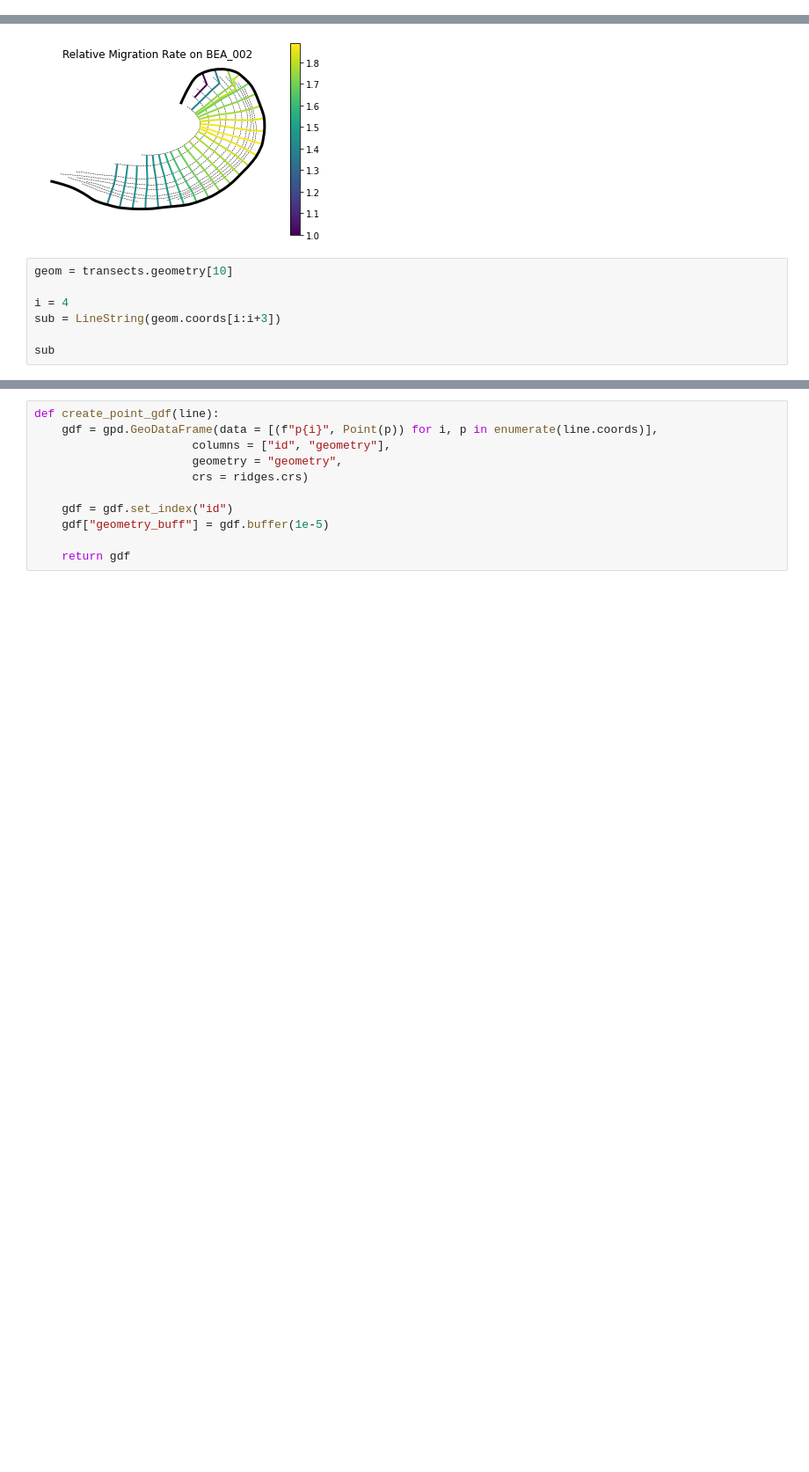
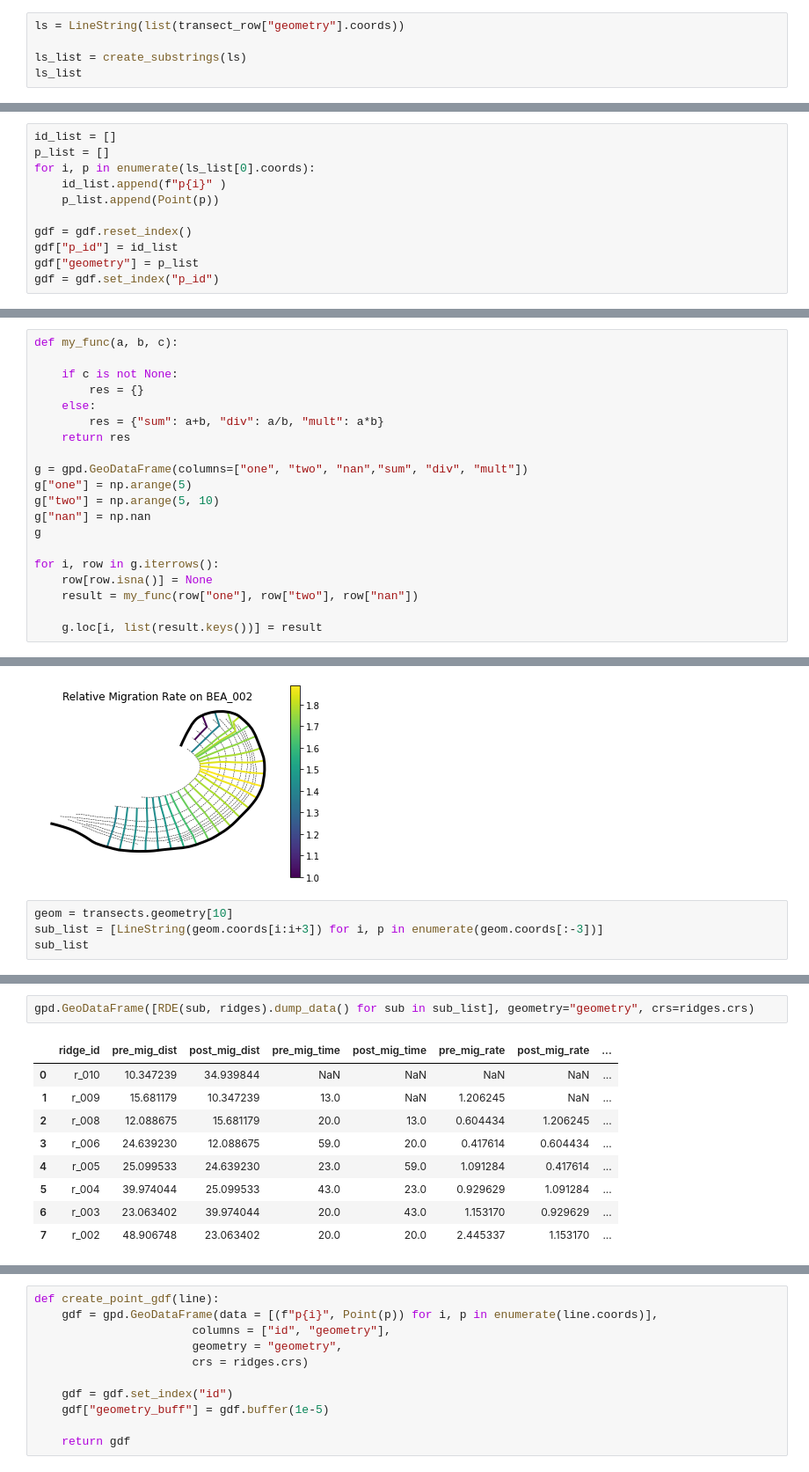
Before and after one commit to tamu-edu/scrollstats, a Jupyter notebook: MigrationRateFigure.ipynb, the cells around one changed output, grey strips where cells are left out. Shown at 88% size. Drawn from its saved outputs; the diff is of its cells as text; blank space fills up the shorter version.

```diff
--- a/MigrationRateFigure.ipynb
+++ b/MigrationRateFigure.ipynb
@@ -33,0 +76,5 @@ data_source = pd.read_sql(f"SELECT * FROM data_sources WHERE data_source_id={int
+# %%
+ls = LineString(list(transect_row["geometry"].coords))
+
+ls_list = create_substrings(ls)
+ls_list
@@ -33,0 +107,11 @@ data_source = pd.read_sql(f"SELECT * FROM data_sources WHERE data_source_id={int
+# %%
+id_list = []
+p_list = []
+for i, p in enumerate(ls_list[0].coords):
+    id_list.append(f"p{i}" )
+    p_list.append(Point(p))
+
+gdf = gdf.reset_index()
+gdf["p_id"] = id_list
+gdf["geometry"] = p_list
+gdf = gdf.set_index("p_id")
@@ -43,0 +239,20 @@ rich_transects.head()
+# %%
+def my_func(a, b, c):
+
+    if c is not None:
+        res = {}
+    else:
+        res = {"sum": a+b, "div": a/b, "mult": a*b}
+    return res
+
+g = gpd.GeoDataFrame(columns=["one", "two", "nan","sum", "div", "mult"])
+g["one"] = np.arange(5)
+g["two"] = np.arange(5, 10)
+g["nan"] = np.nan
+g
+
+for i, row in g.iterrows():
+    row[row.isna()] = None
+    result = my_func(row["one"], row["two"], row["nan"])
+
+    g.loc[i, list(result.keys())] = result
@@ -68,9 +317,6 @@ plt.savefig("/Users/avan/FLUD/BrazosScrolls/figures/RelativeMigrationRate_BEA_00
 [figure]
 # %%
 geom = transects.geometry[10]
-
-i = 4
-sub = LineString(geom.coords[i:i+3])
-
-sub
+sub_list = [LineString(geom.coords[i:i+3]) for i, p in enumerate(geom.coords[:-3])]
+sub_list
 # %% [output]
@@ -77,0 +331,12 @@ sub
+# %%
+gpd.GeoDataFrame([RDE(sub, ridges).dump_data() for sub in sub_list], geometry="geometry", crs=ridges.crs)
+# %% [output]
+|  | ridge_id | pre_mig_dist | post_mig_dist | pre_mig_time | post_mig_time | pre_mig_rate | post_mig_rate | ... |
+| 0 | r_010 | 10.347239 | 34.939844 | NaN | NaN | NaN | NaN | ... |
+| 1 | r_009 | 15.681179 | 10.347239 | 13.0 | NaN | 1.206245 | NaN | ... |
+| 2 | r_008 | 12.088675 | 15.681179 | 20.0 | 13.0 | 0.604434 | 1.206245 | ... |
+| 3 | r_006 | 24.639230 | 12.088675 | 59.0 | 20.0 | 0.417614 | 0.604434 | ... |
+| 4 | r_005 | 25.099533 | 24.639230 | 23.0 | 59.0 | 1.091284 | 0.417614 | ... |
+| 5 | r_004 | 39.974044 | 25.099533 | 43.0 | 23.0 | 0.929629 | 1.091284 | ... |
+| 6 | r_003 | 23.063402 | 39.974044 | 20.0 | 43.0 | 1.153170 | 0.929629 | ... |
+| 7 | r_002 | 48.906748 | 23.063402 | 20.0 | 20.0 | 2.445337 | 1.153170 | ... |
```
Also changed, not shown: parts of 37 cells of this notebook, 1 other file.
